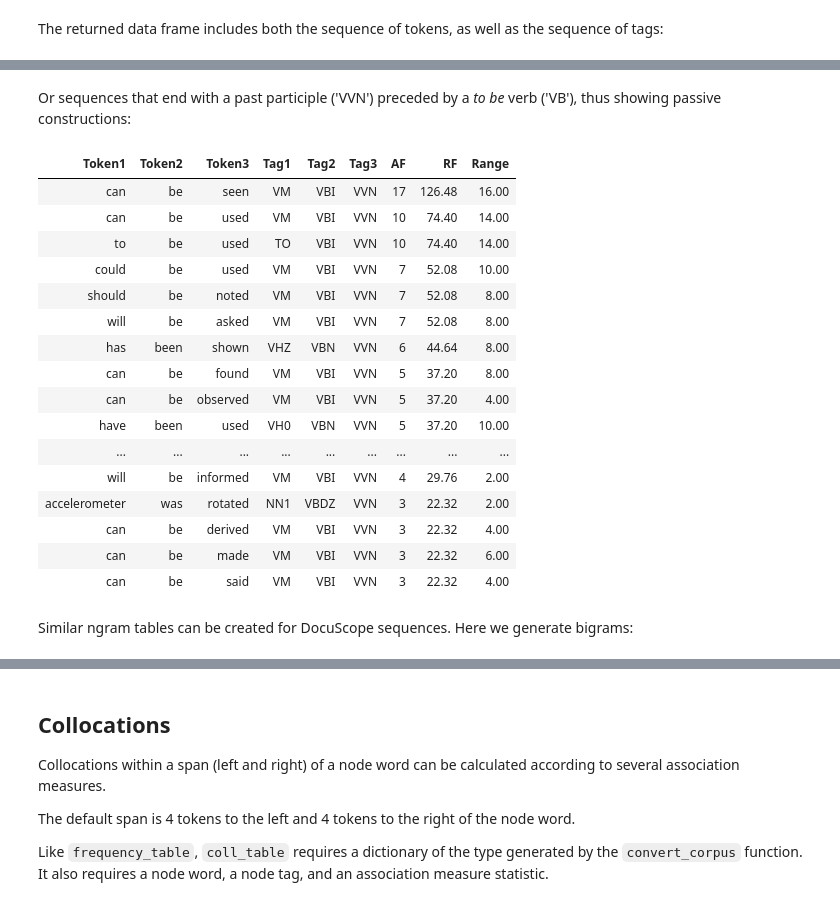
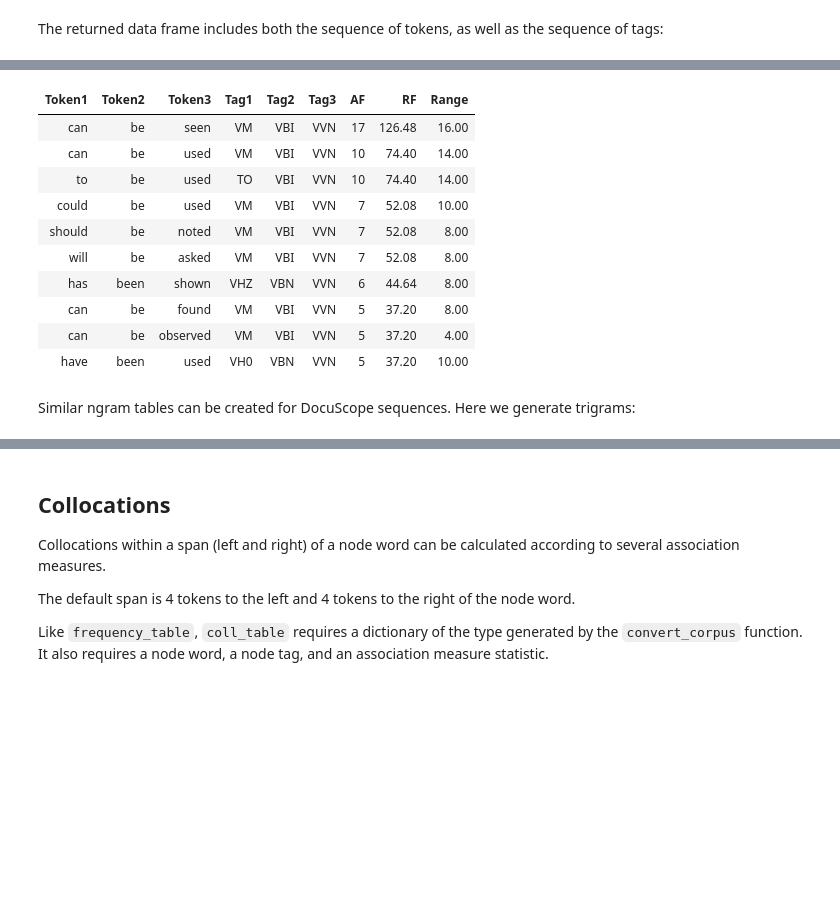
Before and after one commit to browndw/docuscospacy, a Jupyter notebook: docs/source/corpus_analysis.ipynb, the cells around one changed output, grey strips where cells are left out. Saved outputs shown, nothing was run; the diff lists cells and outputs as text; code cells hidden in the pictures; blank space fills up the shorter version.

```diff
--- a/docs/source/corpus_analysis.ipynb
+++ b/docs/source/corpus_analysis.ipynb
@@ -302,2 +326,2 @@ This allows for useful filtering. For example, looking at ngrams that start with
 # %%
-nc.query('Tag1.str.startswith("V")').head(20).style.hide(axis='index').format(precision=2)
+nc = ngrams_by_tag(tp, tag='VVN', n_tokens=non_punct, tag_position=3, span=3, search_type='fixed', count_by='pos')
@@ -322,25 +328,17 @@ nc.query('Tag1.str.startswith("V")').head(20).style.hide(axis='index').format(pr
-# %% [markdown]
-Or sequences that end with a past participle ('VVN') preceded by a *to be* verb ('VB'), thus showing passive constructions:
 # %%
-nc.query('Tag3.str.startswith("VVN") and Tag2.str.startswith("VB")').head(20).style.hide(axis='index').format(precision=2)
+nc.head(10).style.hide(axis='index').format(precision=2)
 # %% [output]
 | Token1 | Token2 | Token3 | Tag1 | Tag2 | Tag3 | AF | RF | Range |
 | can | be | seen | VM | VBI | VVN | 17 | 126.48 | 16.00 |
 | can | be | used | VM | VBI | VVN | 10 | 74.40 | 14.00 |
 | to | be | used | TO | VBI | VVN | 10 | 74.40 | 14.00 |
 | could | be | used | VM | VBI | VVN | 7 | 52.08 | 10.00 |
 | should | be | noted | VM | VBI | VVN | 7 | 52.08 | 8.00 |
 | will | be | asked | VM | VBI | VVN | 7 | 52.08 | 8.00 |
 | has | been | shown | VHZ | VBN | VVN | 6 | 44.64 | 8.00 |
 | can | be | found | VM | VBI | VVN | 5 | 37.20 | 8.00 |
 | can | be | observed | VM | VBI | VVN | 5 | 37.20 | 4.00 |
 | have | been | used | VH0 | VBN | VVN | 5 | 37.20 | 10.00 |
-| ... | ... | ... | ... | ... | ... | ... | ... | ... |
-| will | be | informed | VM | VBI | VVN | 4 | 29.76 | 2.00 |
-| accelerometer | was | rotated | NN1 | VBDZ | VVN | 3 | 22.32 | 2.00 |
-| can | be | derived | VM | VBI | VVN | 3 | 22.32 | 4.00 |
-| can | be | made | VM | VBI | VVN | 3 | 22.32 | 6.00 |
-| can | be | said | VM | VBI | VVN | 3 | 22.32 | 4.00 |
 # %% [markdown]
-Similar ngram tables can be created for DocuScope sequences. Here we generate bigrams:
+Similar ngram tables can be created for DocuScope sequences. Here we generate trigrams:
 # %%
```
Also changed, not shown: parts of 61 cells of this notebook.
